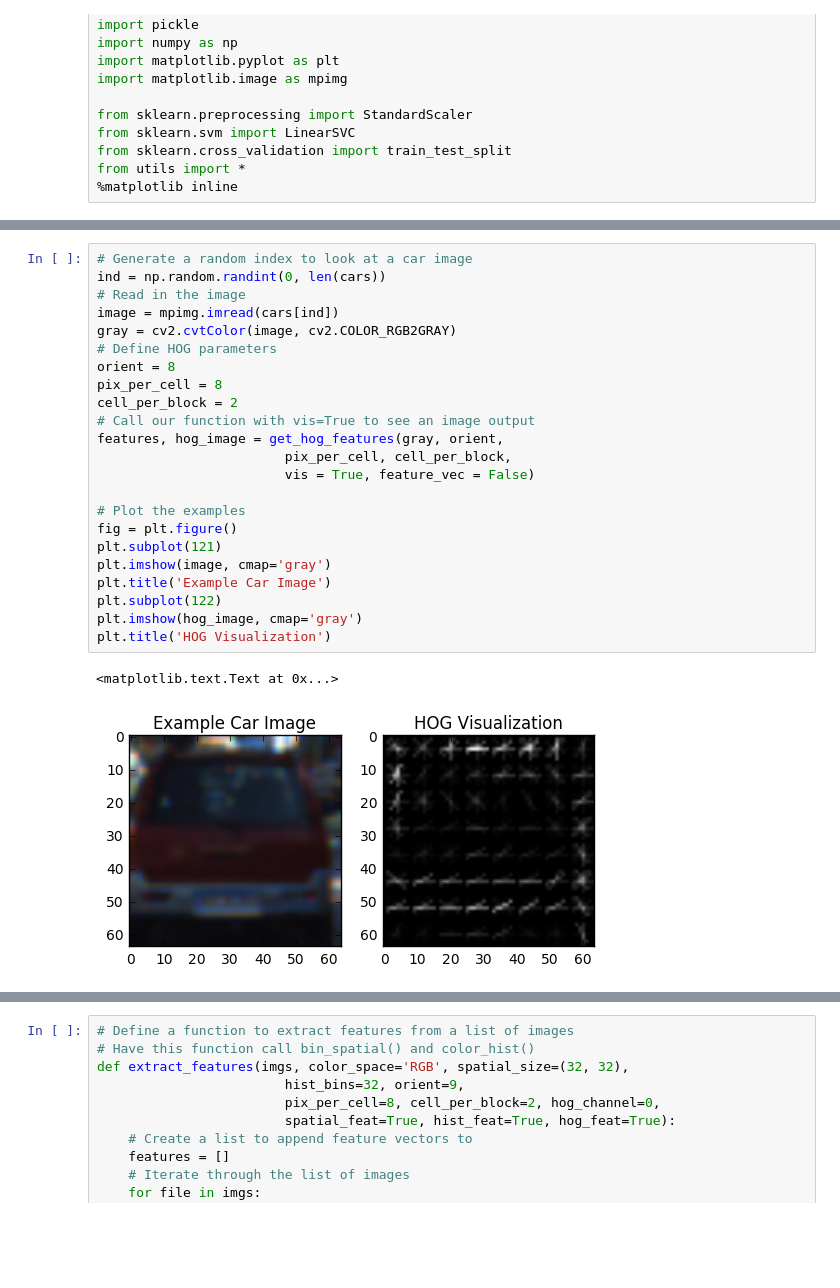
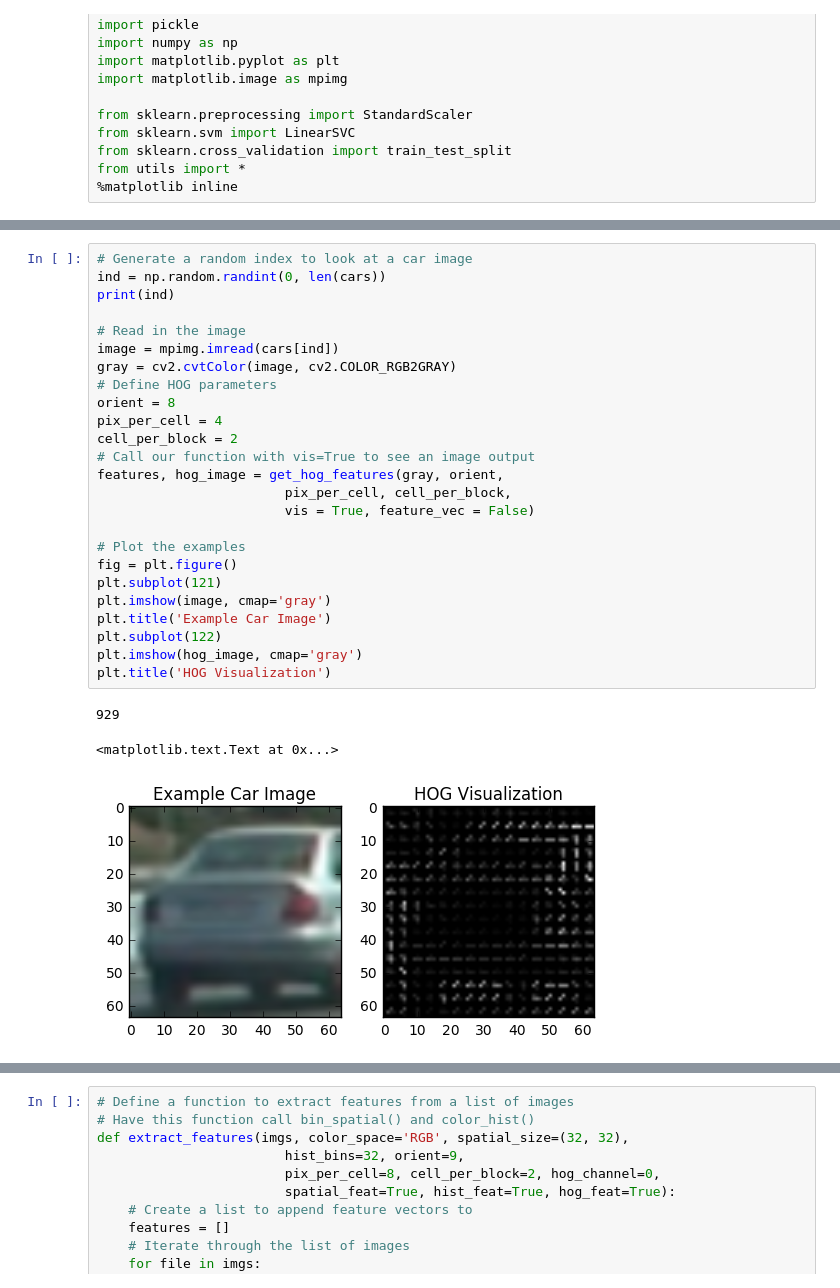
Before and after one commit to yasenh/self-driving-car-ND, a Jupyter notebook: term1/project5-vehicle-detection/vehicle_tracking_and_detection.ipynb, the cells around one changed output, grey strips where cells are left out. Drawn from its saved outputs; the diff is of its cells as text; blank space fills up the shorter version.

```diff
--- a/term1/project5-vehicle-detection/vehicle_tracking_and_detection.ipynb
+++ b/term1/project5-vehicle-detection/vehicle_tracking_and_detection.ipynb
@@ -66,26 +66,29 @@ plt.title('Example Not-car Image')
 # %%
 # Generate a random index to look at a car image
 ind = np.random.randint(0, len(cars))
+print(ind)
+
 # Read in the image
 image = mpimg.imread(cars[ind])
 gray = cv2.cvtColor(image, cv2.COLOR_RGB2GRAY)
 # Define HOG parameters
 orient = 8
-pix_per_cell = 8
+pix_per_cell = 4
 cell_per_block = 2
 # Call our function with vis=True to see an image output
 features, hog_image = get_hog_features(gray, orient,
                         pix_per_cell, cell_per_block,
                         vis = True, feature_vec = False)
 
 # Plot the examples
 fig = plt.figure()
 plt.subplot(121)
 plt.imshow(image, cmap='gray')
 plt.title('Example Car Image')
 plt.subplot(122)
 plt.imshow(hog_image, cmap='gray')
 plt.title('HOG Visualization')
 # %% [output]
-<matplotlib.text.Text at 0x...>
+929
+<matplotlib.text.Text at 0x...>
-[figure, old version]
+[figure, new version]
```
Also changed, not shown: parts of 15 cells of this notebook, 2 other files.
